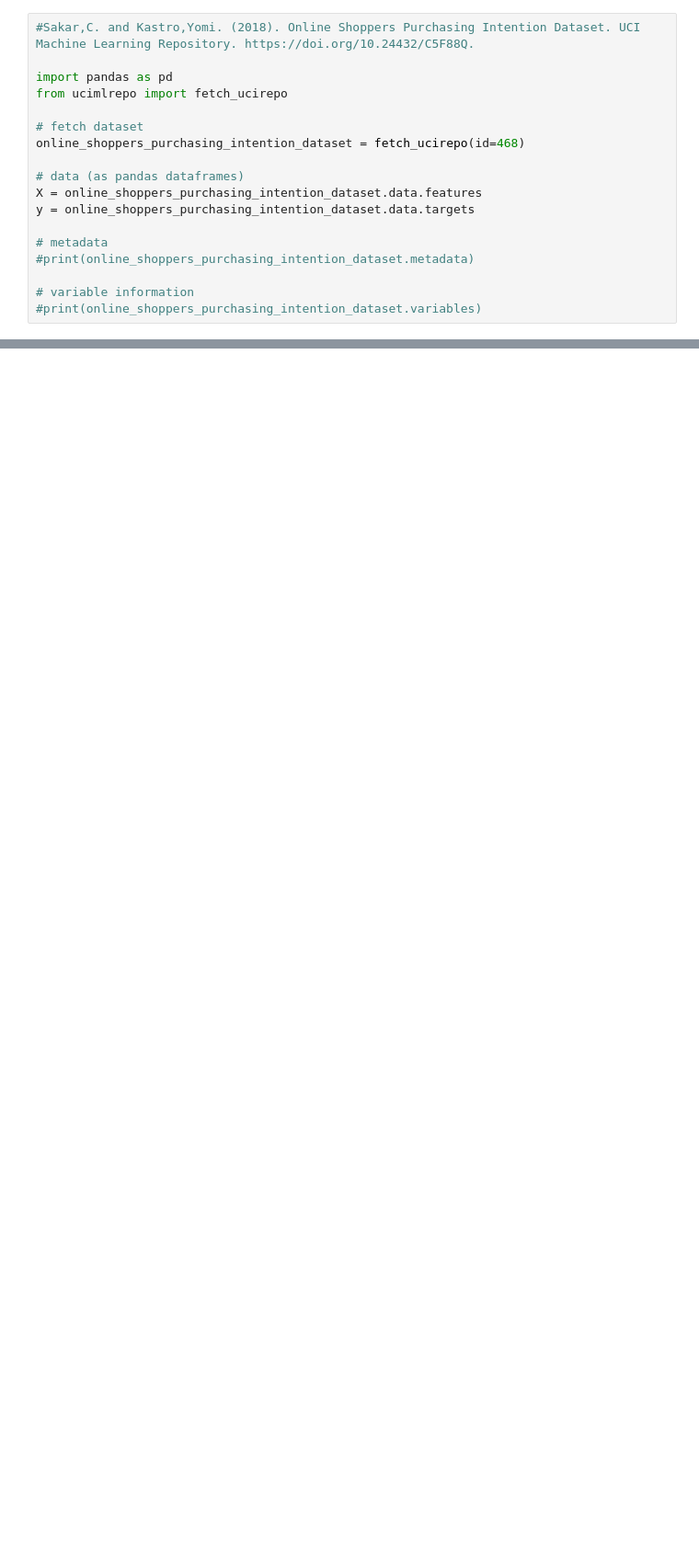
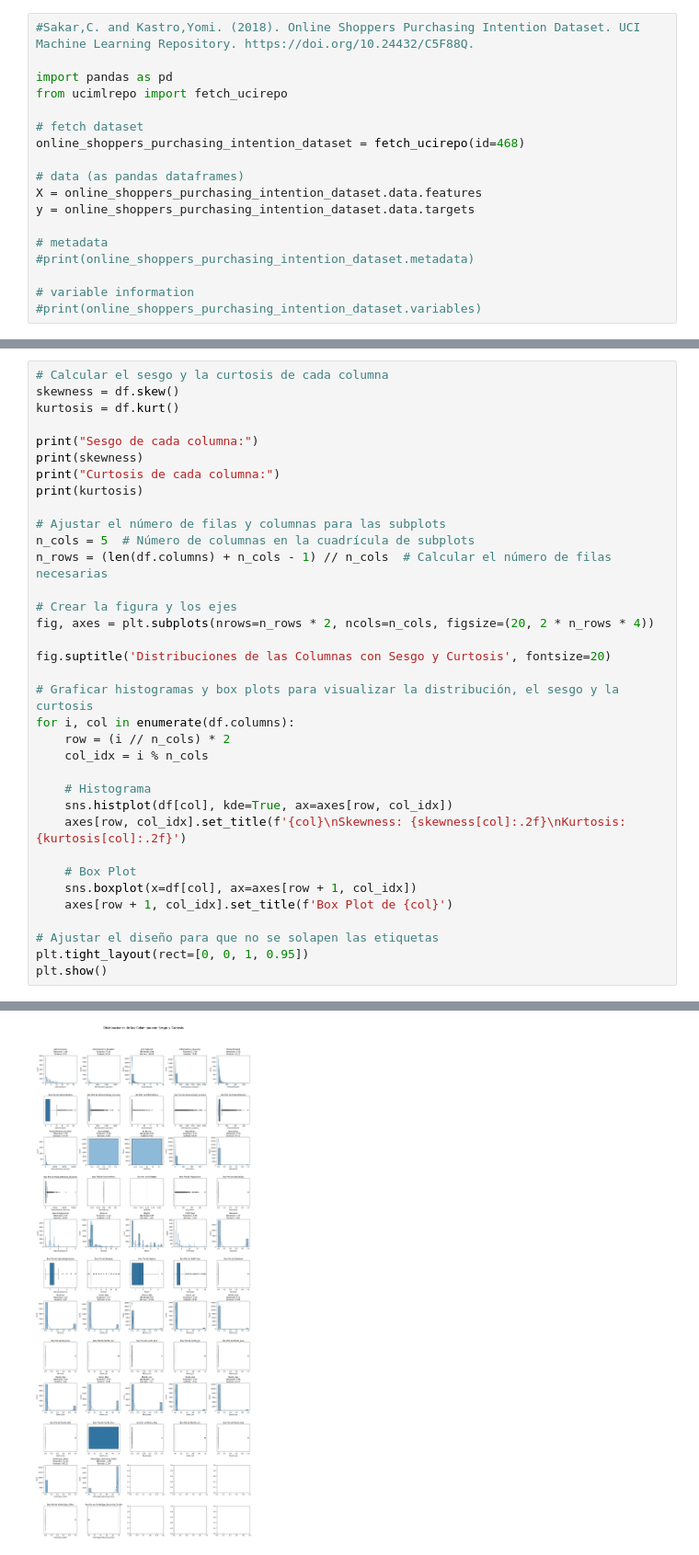
Before and after one commit to titopucp2024/online-shoppers-purchasing-intention, a Jupyter notebook: Online_Shoppers_Purchasing_Intention.ipynb, the cells around one changed output, grey strips where cells are left out. Shown at 92% size. Saved outputs shown, nothing was run; the diff lists cells and outputs as text; blank space fills up the shorter version.

```diff
--- a/Online_Shoppers_Purchasing_Intention.ipynb
+++ b/Online_Shoppers_Purchasing_Intention.ipynb
@@ -108,0 +327,36 @@ df.head()
+# %%
+# Calcular el sesgo y la curtosis de cada columna
+skewness = df.skew()
+kurtosis = df.kurt()
+
+print("Sesgo de cada columna:")
+print(skewness)
+print("Curtosis de cada columna:")
+print(kurtosis)
+
+# Ajustar el número de filas y columnas para las subplots
+n_cols = 5  # Número de columnas en la cuadrícula de subplots
+n_rows = (len(df.columns) + n_cols - 1) // n_cols  # Calcular el número de filas necesarias
+
+# Crear la figura y los ejes
+fig, axes = plt.subplots(nrows=n_rows * 2, ncols=n_cols, figsize=(20, 2 * n_rows * 4))
+
+fig.suptitle('Distribuciones de las Columnas con Sesgo y Curtosis', fontsize=20)
+
+# Graficar histogramas y box plots para visualizar la distribución, el sesgo y la curtosis
+for i, col in enumerate(df.columns):
+    row = (i // n_cols) * 2
+    col_idx = i % n_cols
+
+    # Histograma
+    sns.histplot(df[col], kde=True, ax=axes[row, col_idx])
+    axes[row, col_idx].set_title(f'{col}\nSkewness: {skewness[col]:.2f}\nKurtosis: {kurtosis[col]:.2f}')
+
+    # Box Plot
+    sns.boxplot(x=df[col], ax=axes[row + 1, col_idx])
+    axes[row + 1, col_idx].set_title(f'Box Plot de {col}')
+
+# Ajustar el diseño para que no se solapen las etiquetas
+plt.tight_layout(rect=[0, 0, 1, 0.95])
+plt.show()
+# %% [output]
@@ -108,0 +380 @@ df.head()
+[figure, added]
```
Also changed, not shown: parts of 26 cells of this notebook.
